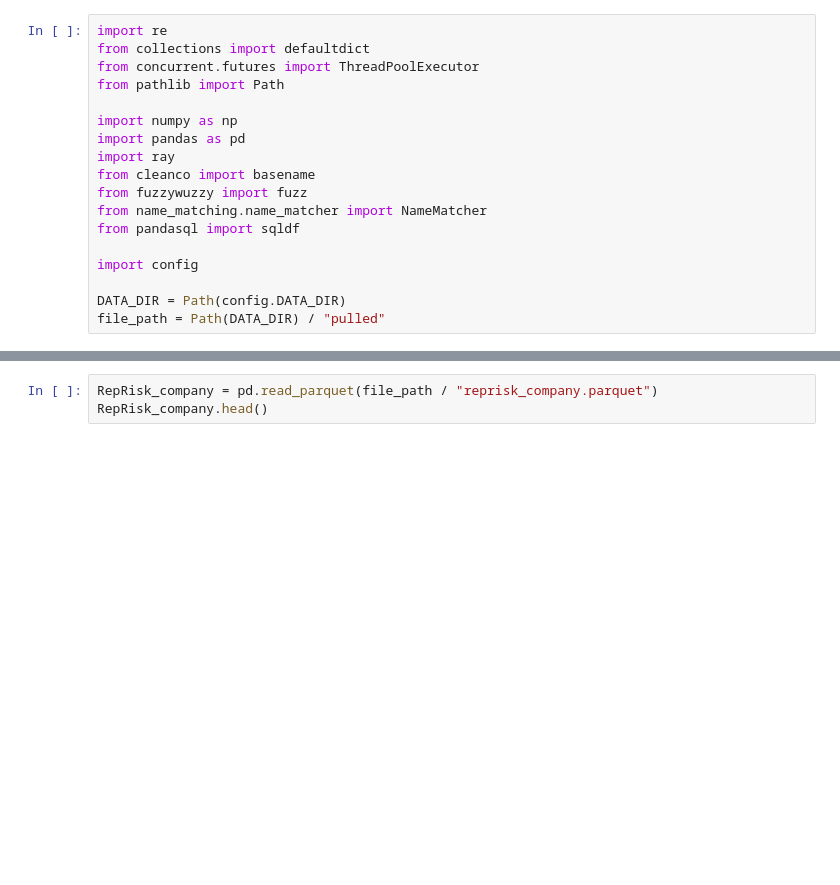
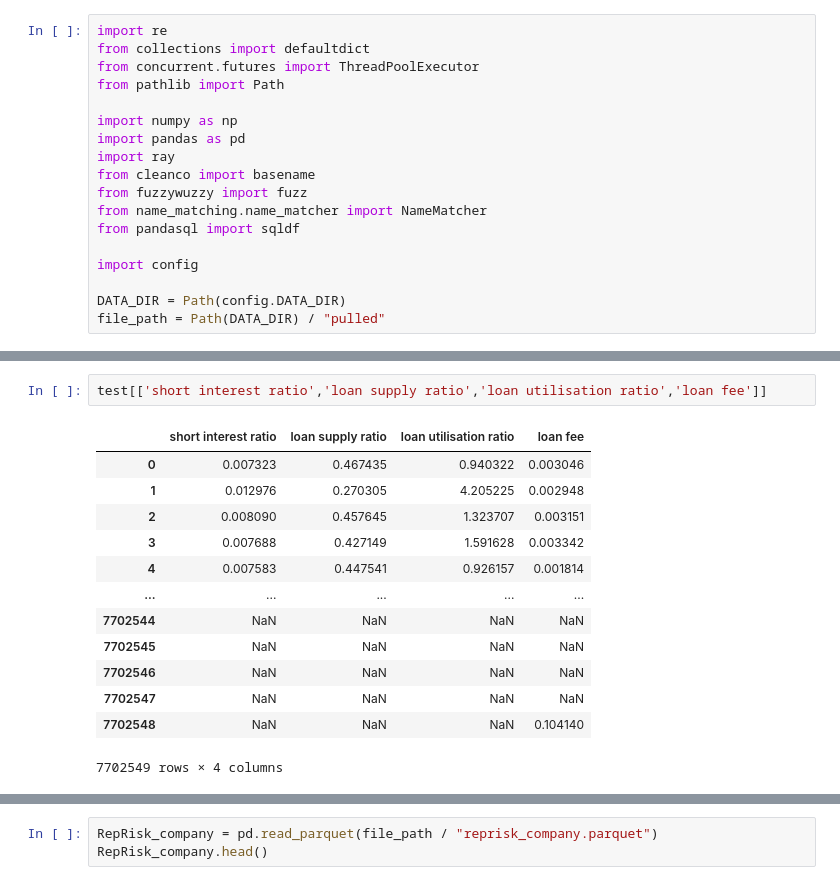
Before and after one commit to baptistepepin/FINM-32900-PROJECT, a Jupyter notebook: src/Merging Markit - Resprisk Exploration - on Names.ipynb, the cells around one changed output, grey strips where cells are left out. Saved outputs shown, nothing was run; the diff lists cells and outputs as text; blank space fills up the shorter version.

```diff
--- a/src/Merging Markit - Resprisk Exploration - on Names.ipynb
+++ b/src/Merging Markit - Resprisk Exploration - on Names.ipynb
@@ -55,0 +109,16 @@ test
+# %%
+test[['short interest ratio','loan supply ratio','loan utilisation ratio','loan fee']]
+# %% [output]
+|  | short interest ratio | loan supply ratio | loan utilisation ratio | loan fee |
+| 0 | 0.007323 | 0.467435 | 0.940322 | 0.003046 |
+| 1 | 0.012976 | 0.270305 | 4.205225 | 0.002948 |
+| 2 | 0.008090 | 0.457645 | 1.323707 | 0.003151 |
+| 3 | 0.007688 | 0.427149 | 1.591628 | 0.003342 |
+| 4 | 0.007583 | 0.447541 | 0.926157 | 0.001814 |
+| ... | ... | ... | ... | ... |
+| 7702544 | NaN | NaN | NaN | NaN |
+| 7702545 | NaN | NaN | NaN | NaN |
+| 7702546 | NaN | NaN | NaN | NaN |
+| 7702547 | NaN | NaN | NaN | NaN |
+| 7702548 | NaN | NaN | NaN | 0.104140 |
+7702549 rows × 4 columns
```
Also changed, not shown: parts of 7 cells of this notebook, 1 other file.
